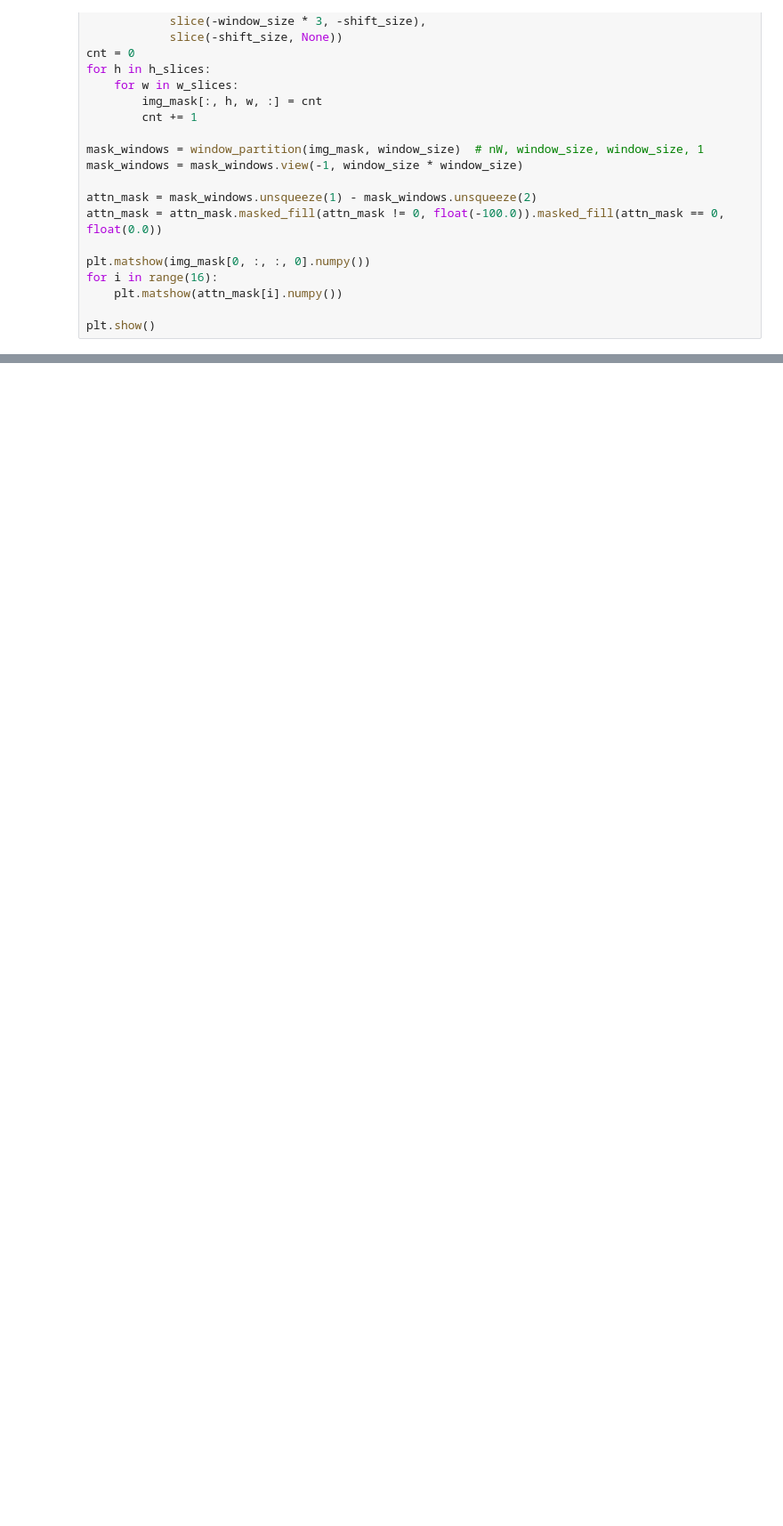
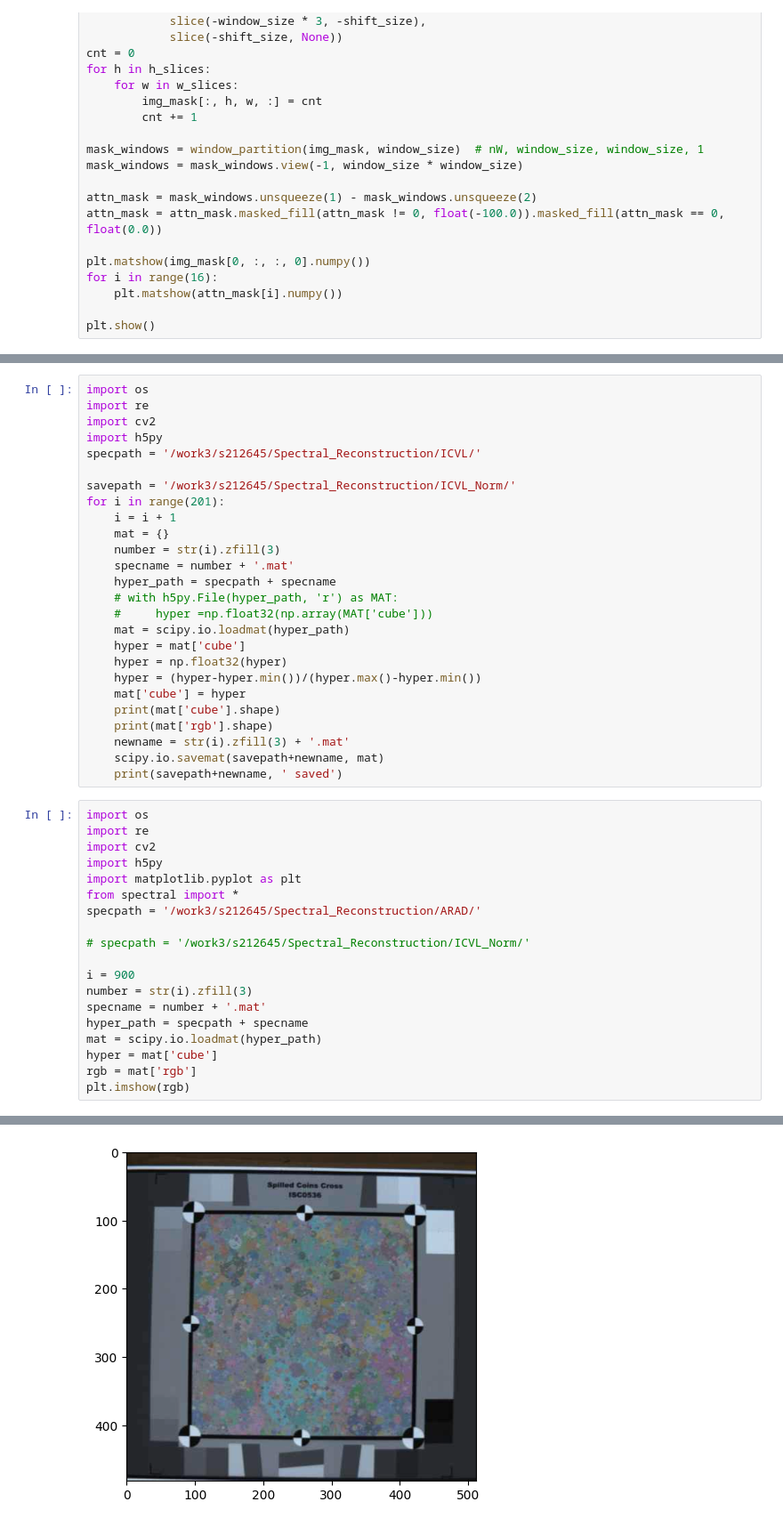
Before and after one commit to Karl-Liu-ch/Spectral_Reconstruction, a Jupyter notebook: data_visualization.ipynb, the cells around one changed output, grey strips where cells are left out. Shown: that part at 89% size. Drawn from its saved outputs; the diff is of its cells as text; blank space fills up the shorter version.

```diff
--- a/data_visualization.ipynb
+++ b/data_visualization.ipynb
@@ -407,0 +627,46 @@ MemoryError:
+# %%
+import os
+import re
+import cv2
+import h5py
+specpath = '/work3/s212645/Spectral_Reconstruction/ICVL/'
+
+savepath = '/work3/s212645/Spectral_Reconstruction/ICVL_Norm/'
+for i in range(201):
+    i = i + 1
+    mat = {}
+    number = str(i).zfill(3)
+    specname = number + '.mat'
+    hyper_path = specpath + specname
+    # with h5py.File(hyper_path, 'r') as MAT:
+    #     hyper =np.float32(np.array(MAT['cube']))
+    mat = scipy.io.loadmat(hyper_path)
+    hyper = mat['cube']
+    hyper = np.float32(hyper)
+    hyper = (hyper-hyper.min())/(hyper.max()-hyper.min())
+    mat['cube'] = hyper
+    print(mat['cube'].shape)
+    print(mat['rgb'].shape)
+    newname = str(i).zfill(3) + '.mat'
+    scipy.io.savemat(savepath+newname, mat)
+    print(savepath+newname, ' saved')
+# %%
+import os
+import re
+import cv2
+import h5py
+import matplotlib.pyplot as plt
+from spectral import *
+specpath = '/work3/s212645/Spectral_Reconstruction/ARAD/'
+
+# specpath = '/work3/s212645/Spectral_Reconstruction/ICVL_Norm/'
+
+i = 900
+number = str(i).zfill(3)
+specname = number + '.mat'
+hyper_path = specpath + specname
+mat = scipy.io.loadmat(hyper_path)
+hyper = mat['cube']
+rgb = mat['rgb']
+plt.imshow(rgb)
+# %% [output]
@@ -407,0 +674 @@ MemoryError:
+[figure, added]
```
Also changed, not shown: parts of 10 cells of this notebook, 58 other files.
